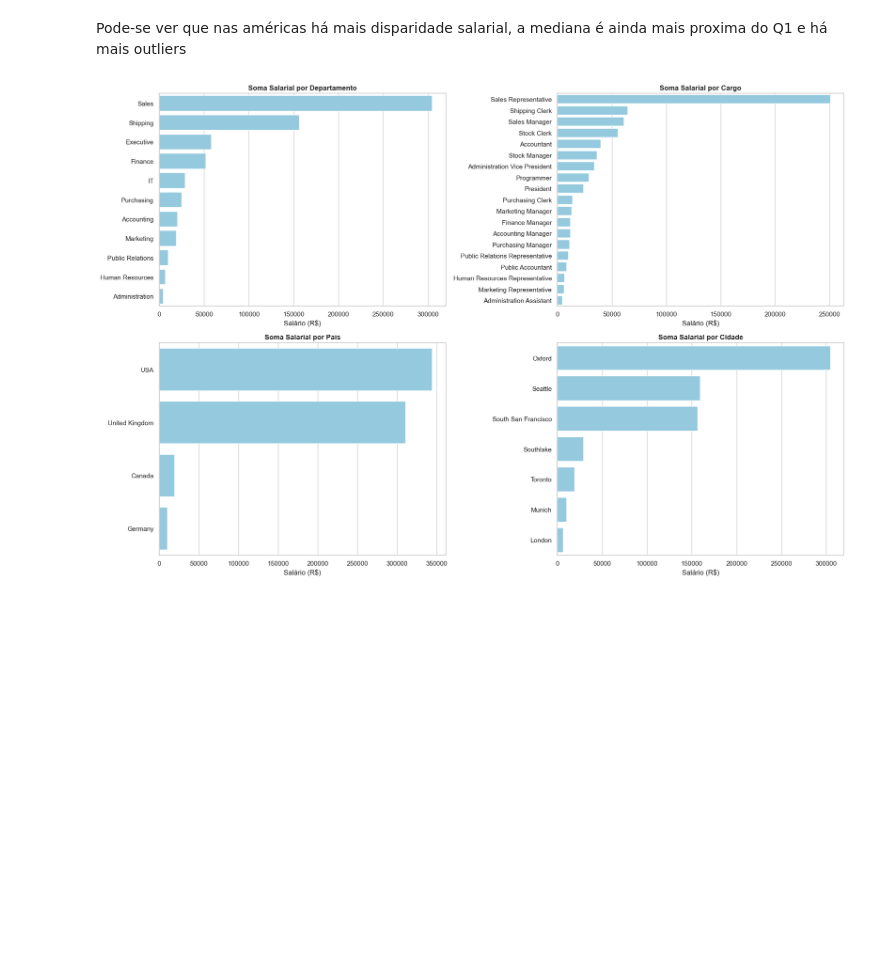
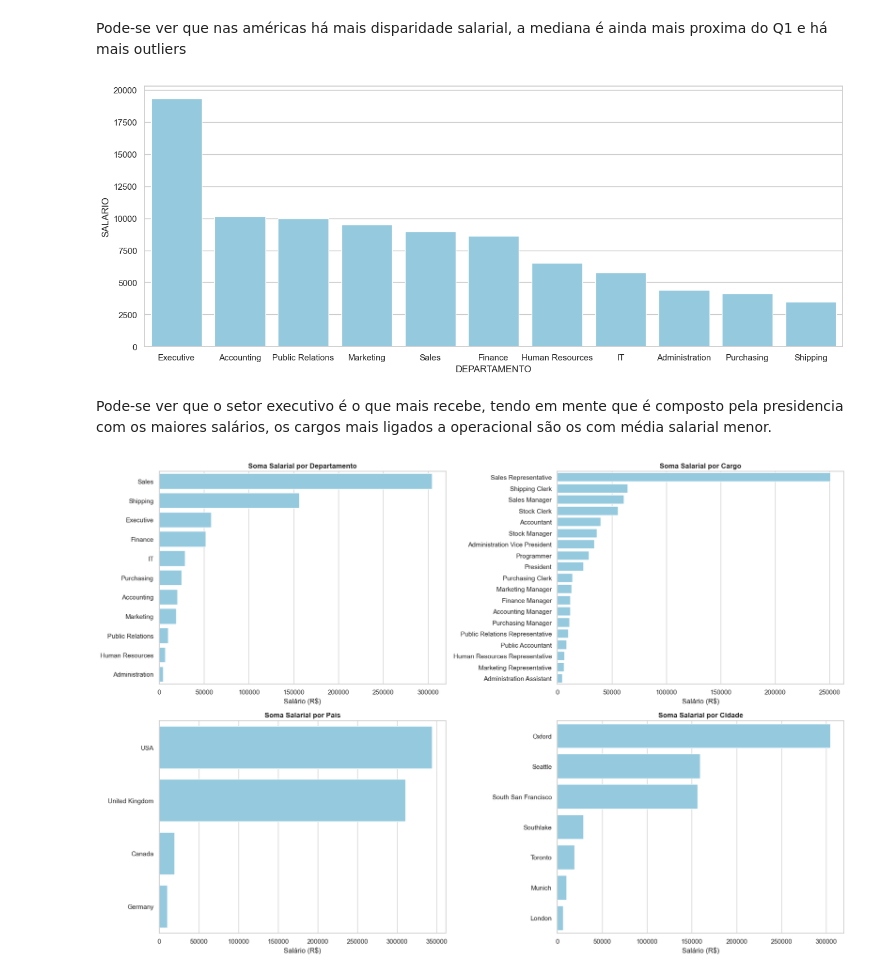
Before and after one commit to VictorHSaints/Projeto-analise-dados-SCTEC, a Jupyter notebook: EDA.ipynb, the cells around one changed output. Saved outputs shown, nothing was run; the diff lists cells and outputs as text; code cells hidden in the pictures; blank space fills up the shorter version.

```diff
--- a/EDA.ipynb
+++ b/EDA.ipynb
@@ -367,6 +350,18 @@ plt.show()
 [figure]
 # %% [markdown]
 Pode-se ver que nas américas há mais disparidade salarial, a mediana é ainda mais proxima do Q1 e há mais outliers
+# %%
+plt.figure(figsize=(16, 6))
+df_dept = df_salarios.groupby("DEPARTAMENTO")["SALARIO"].mean().reset_index()
+df_dept = df_dept.sort_values(by="SALARIO", ascending=False)
+
+sns.barplot(data=df_dept, x="DEPARTAMENTO", y="SALARIO", color="skyblue")
+
+plt.show()
+# %% [output]
+[figure, added]
+# %% [markdown]
+Pode-se ver que o setor executivo é o que mais recebe, tendo em mente que é composto pela presidencia com os maiores salários, os cargos mais ligados a operacional são os com média salarial menor.
 # %%
 df_grafico = df_salario_localizacao
 # Ajuste nomes
```
Also changed, not shown: parts of 7 cells of this notebook, 2 other files.
